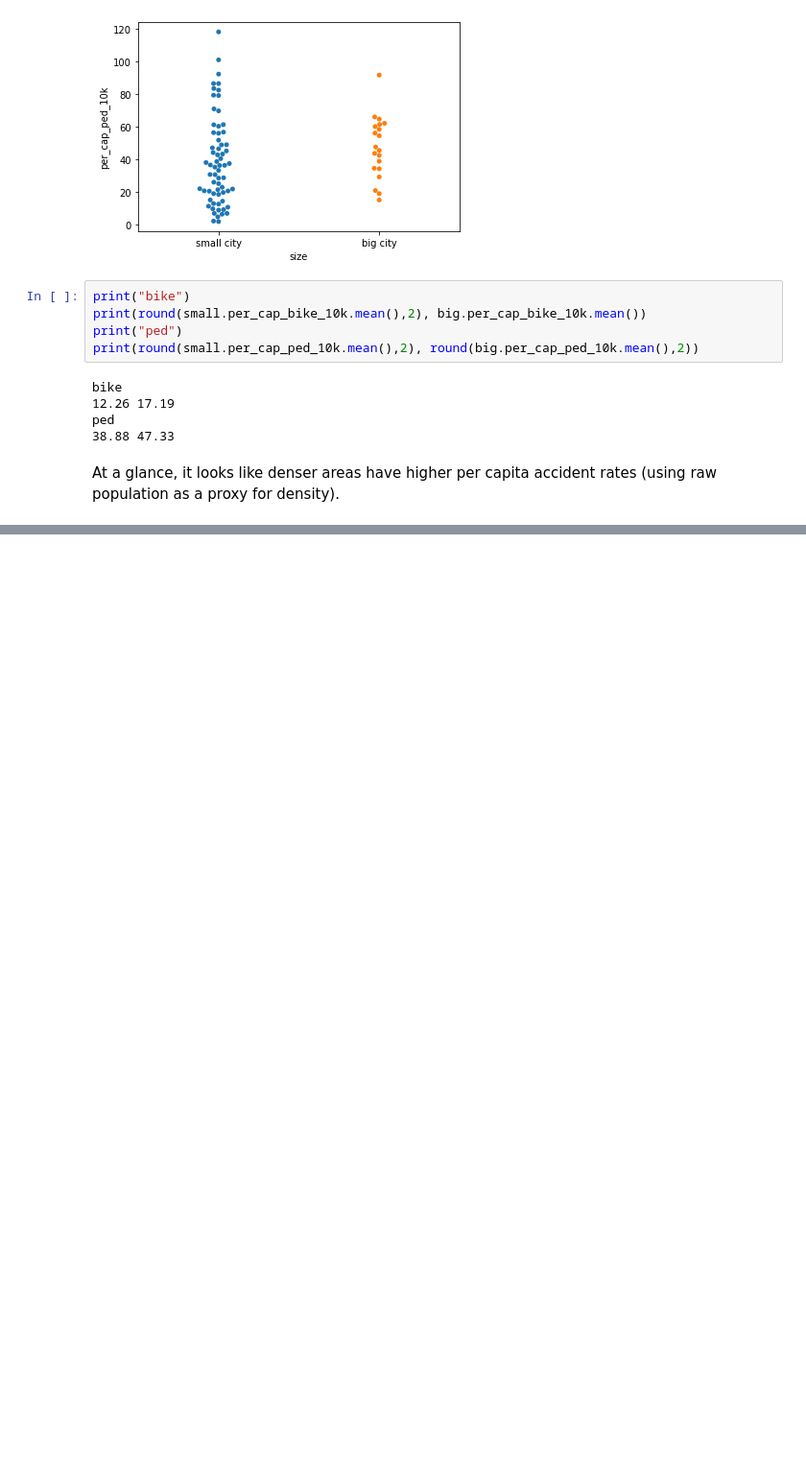
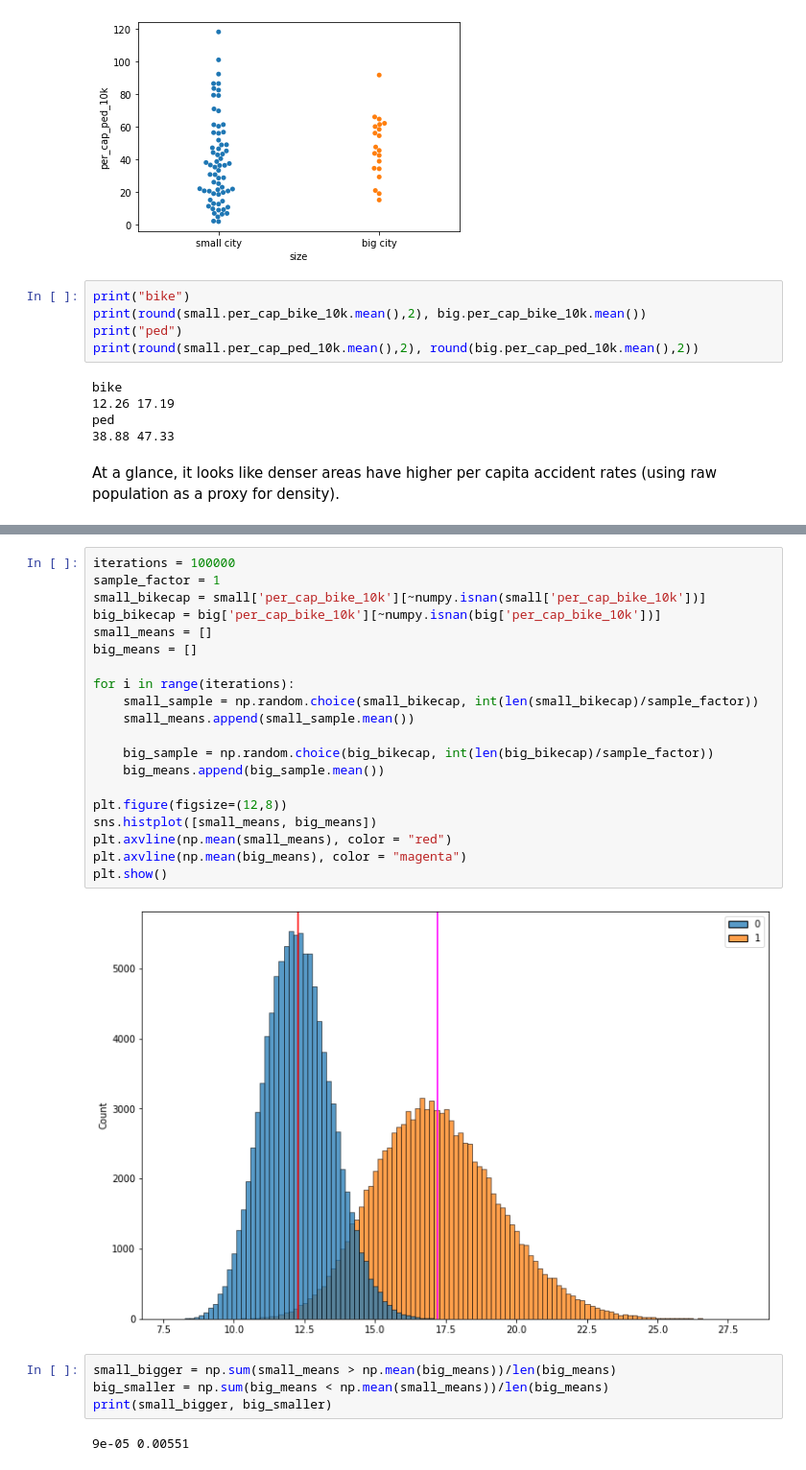
Before and after one commit to gchambers11/SpringBoard_Capstone_Two, a Jupyter notebook: Kaggle Capstone EDA.ipynb, the cells around one changed output, grey strips where cells are left out. Shown at 96% size. Cells and saved outputs as stored; diff of their text form; blank space fills up the shorter version.

```diff
--- a/Kaggle Capstone EDA.ipynb
+++ b/Kaggle Capstone EDA.ipynb
@@ -296,0 +332,28 @@ At a glance, it looks like denser areas have higher per capita accident rates (u
+# %%
+iterations = 100000
+sample_factor = 1
+small_bikecap = small['per_cap_bike_10k'][~numpy.isnan(small['per_cap_bike_10k'])]
+big_bikecap = big['per_cap_bike_10k'][~numpy.isnan(big['per_cap_bike_10k'])]
+small_means = []
+big_means = []
+
+for i in range(iterations):
+    small_sample = np.random.choice(small_bikecap, int(len(small_bikecap)/sample_factor))
+    small_means.append(small_sample.mean())
+
+    big_sample = np.random.choice(big_bikecap, int(len(big_bikecap)/sample_factor))
+    big_means.append(big_sample.mean())
+
+plt.figure(figsize=(12,8))
+sns.histplot([small_means, big_means])
+plt.axvline(np.mean(small_means), color = "red")
+plt.axvline(np.mean(big_means), color = "magenta")
+plt.show()
+# %% [output]
+[figure, added]
+# %%
+small_bigger = np.sum(small_means > np.mean(big_means))/len(big_means)
+big_smaller = np.sum(big_means < np.mean(small_means))/len(big_means)
+print(small_bigger, big_smaller)
+# %% [output]
+9e-05 0.00551
```
Also changed, not shown: parts of 23 cells of this notebook.
